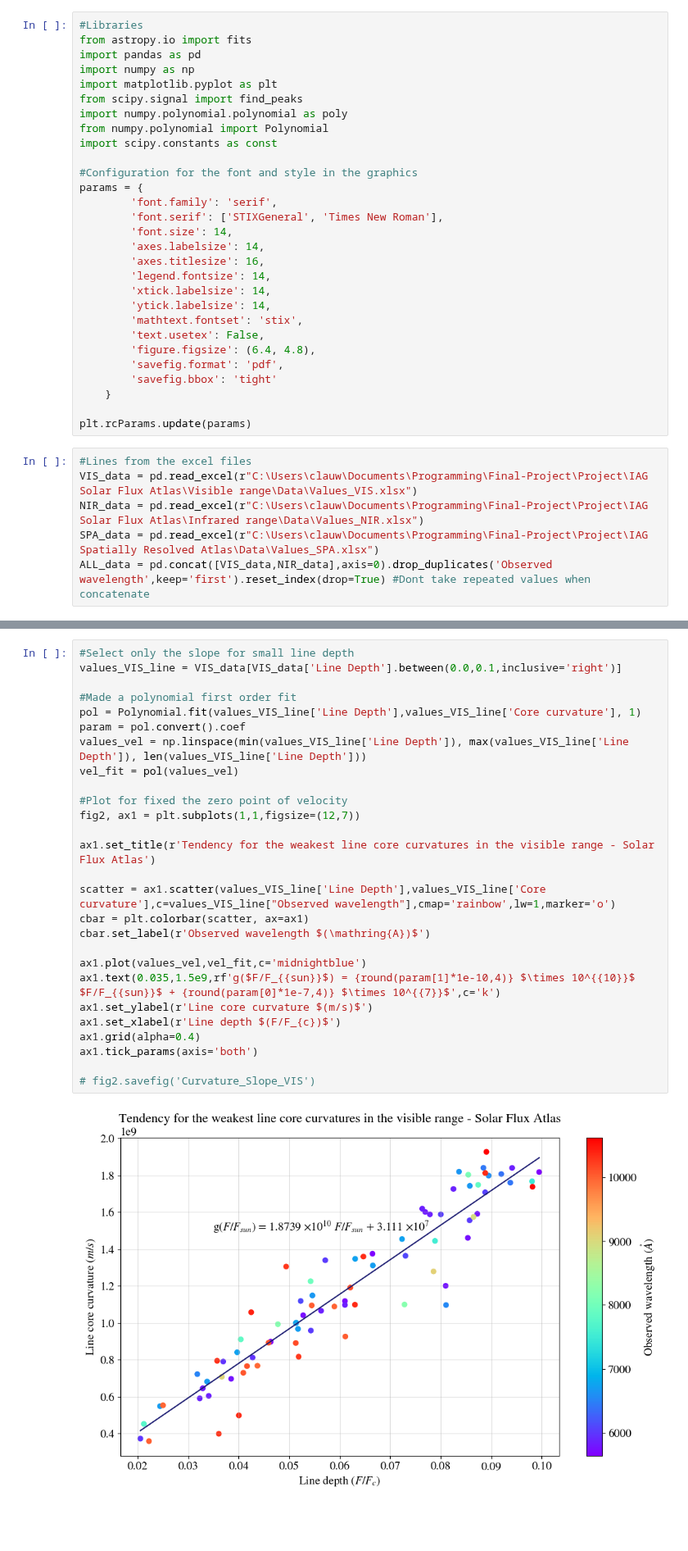
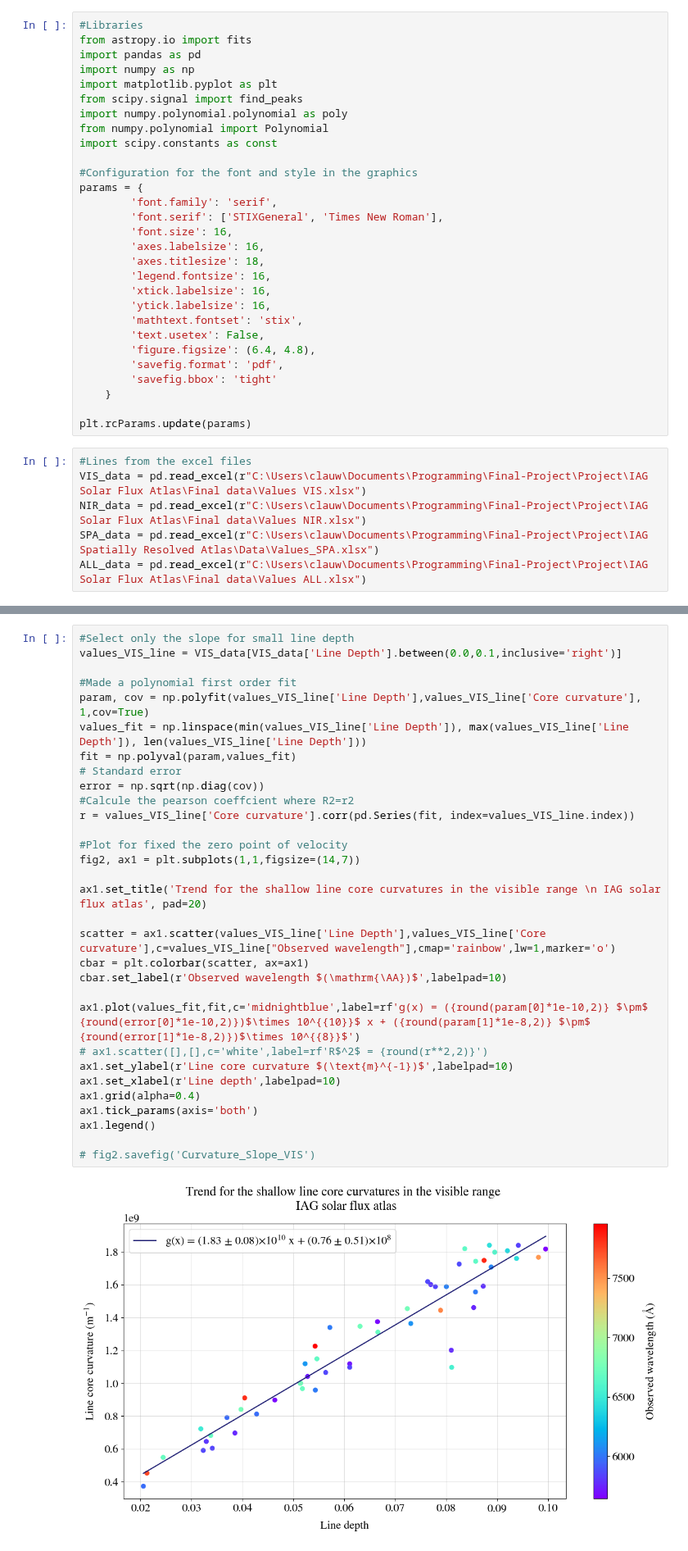
Before and after one commit to ccuellarn/Measurement-and-Characterization-of-Granulation-Patterns-in-the-IAG-Solar-Flux-Spectrum, a Jupyter notebook: Project/Characterization/First signature/Line broadening.ipynb, the cells around one changed output, grey strips where cells are left out. Shown at 82% size. Cells and saved outputs as stored; diff of their text form; blank space fills up the shorter version.

```diff
--- a/Project/Characterization/First signature/Line broadening.ipynb
+++ b/Project/Characterization/First signature/Line broadening.ipynb
@@ -15,12 +15,12 @@ import scipy.constants as const
 params = {
         'font.family': 'serif',
         'font.serif': ['STIXGeneral', 'Times New Roman'],
-        'font.size': 14,
-        'axes.labelsize': 14,
-        'axes.titlesize': 16,
-        'legend.fontsize': 14,
-        'xtick.labelsize': 14,
-        'ytick.labelsize': 14,
+        'font.size': 16,
+        'axes.labelsize': 16,
+        'axes.titlesize': 18,
+        'legend.fontsize': 16,
+        'xtick.labelsize': 16,
+        'ytick.labelsize': 16,
         'mathtext.fontset': 'stix',
         'text.usetex': False,
         'figure.figsize': (6.4, 4.8),
@@ -31,10 +31,10 @@ params = {
 plt.rcParams.update(params)
 # %%
 #Lines from the excel files
-VIS_data = pd.read_excel(r"C:\Users\clauw\Documents\Programming\Final-Project\Project\IAG Solar Flux Atlas\Visible range\Data\Values_VIS.xlsx")
-NIR_data = pd.read_excel(r"C:\Users\clauw\Documents\Programming\Final-Project\Project\IAG Solar Flux Atlas\Infrared range\Data\Values_NIR.xlsx")
+VIS_data = pd.read_excel(r"C:\Users\clauw\Documents\Programming\Final-Project\Project\IAG Solar Flux Atlas\Final data\Values VIS.xlsx")
+NIR_data = pd.read_excel(r"C:\Users\clauw\Documents\Programming\Final-Project\Project\IAG Solar Flux Atlas\Final data\Values NIR.xlsx")
 SPA_data = pd.read_excel(r"C:\Users\clauw\Documents\Programming\Final-Project\Project\IAG Spatially Resolved Atlas\Data\Values_SPA.xlsx")
-ALL_data = pd.concat([VIS_data,NIR_data],axis=0).drop_duplicates('Observed wavelength',keep='first').reset_index(drop=True) #Dont take repeated values when concatenate
+ALL_data = pd.read_excel(r"C:\Users\clauw\Documents\Programming\Final-Project\Project\IAG Solar Flux Atlas\Final data\Values ALL.xlsx")
 # %% [markdown]
 ### Core curvature vs Line Depth
 # %%
@@ -56,32 +106,36 @@ fig1.savefig('Curvature_VIS')
 # %%
 #Select only the slope for small line depth
 values_VIS_line = VIS_data[VIS_data['Line Depth'].between(0.0,0.1,inclusive='right')]
 
 #Made a polynomial first order fit
-pol = Polynomial.fit(values_VIS_line['Line Depth'],values_VIS_line['Core curvature'], 1)
-param = pol.convert().coef
-values_vel = np.linspace(min(values_VIS_line['Line Depth']), max(values_VIS_line['Line Depth']), len(values_VIS_line['Line Depth']))
-vel_fit = pol(values_vel)
+param, cov = np.polyfit(values_VIS_line['Line Depth'],values_VIS_line['Core curvature'], 1,cov=True)
+values_fit = np.linspace(min(values_VIS_line['Line Depth']), max(values_VIS_line['Line Depth']), len(values_VIS_line['Line Depth']))
+fit = np.polyval(param,values_fit)
+# Standard error
+error = np.sqrt(np.diag(cov))
+#Calcule the pearson coeffcient where R2=r2
+r = values_VIS_line['Core curvature'].corr(pd.Series(fit, index=values_VIS_line.index))
 
 #Plot for fixed the zero point of velocity
-fig2, ax1 = plt.subplots(1,1,figsize=(12,7))
+fig2, ax1 = plt.subplots(1,1,figsize=(14,7))
 
-ax1.set_title(r'Tendency for the weakest line core curvatures in the visible range - Solar Flux Atlas')
+ax1.set_title('Trend for the shallow line core curvatures in the visible range \n IAG solar flux atlas', pad=20)
 
 scatter = ax1.scatter(values_VIS_line['Line Depth'],values_VIS_line['Core curvature'],c=values_VIS_line["Observed wavelength"],cmap='rainbow',lw=1,marker='o')
 cbar = plt.colorbar(scatter, ax=ax1)
-cbar.set_label(r'Observed wavelength $(\mathring{A})$')
+cbar.set_label(r'Observed wavelength $(\mathrm{\AA})$',labelpad=10)
 
-ax1.plot(values_vel,vel_fit,c='midnightblue')
-ax1.text(0.035,1.5e9,rf'g($F/F_{{sun}}$) = {round(param[1]*1e-10,4)} $\times 10^{{10}}$ $F/F_{{sun}}$ + {round(param[0]*1e-7,4)} $\times 10^{{7}}$',c='k')
-ax1.set_ylabel(r'Line core curvature $(m/s)$')
-ax1.set_xlabel(r'Line depth $(F/F_{c})$')
+ax1.plot(values_fit,fit,c='midnightblue',label=rf'g(x) = ({round(param[0]*1e-10,2)} $\pm$ {round(error[0]*1e-10,2)})$\times 10^{{10}}$ x + ({round(param[1]*1e-8,2)} $\pm$ {round(error[1]*1e-8,2)})$\times 10^{{8}}$')
+# ax1.scatter([],[],c='white',label=rf'R$^2$ = {round(r**2,2)}')
+ax1.set_ylabel(r'Line core curvature $(\text{m}^{-1})$',labelpad=10)
+ax1.set_xlabel(r'Line depth',labelpad=10)
 ax1.grid(alpha=0.4)
 ax1.tick_params(axis='both')
+ax1.legend()
 
 # fig2.savefig('Curvature_Slope_VIS')
 # %% [output]
-[figure, old version]
+[figure, new version]
 # %%
 param
 # %% [output]
```
Also changed, not shown: parts of 13 cells of this notebook, 43 other files.
